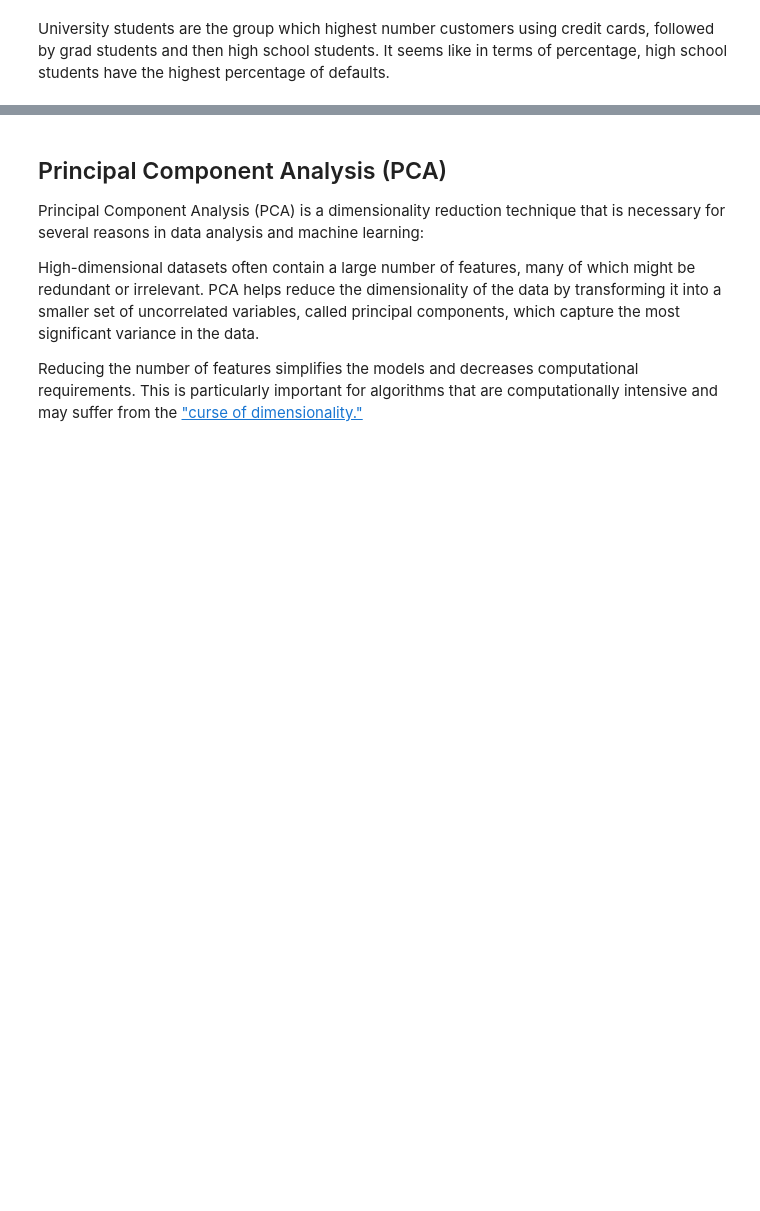
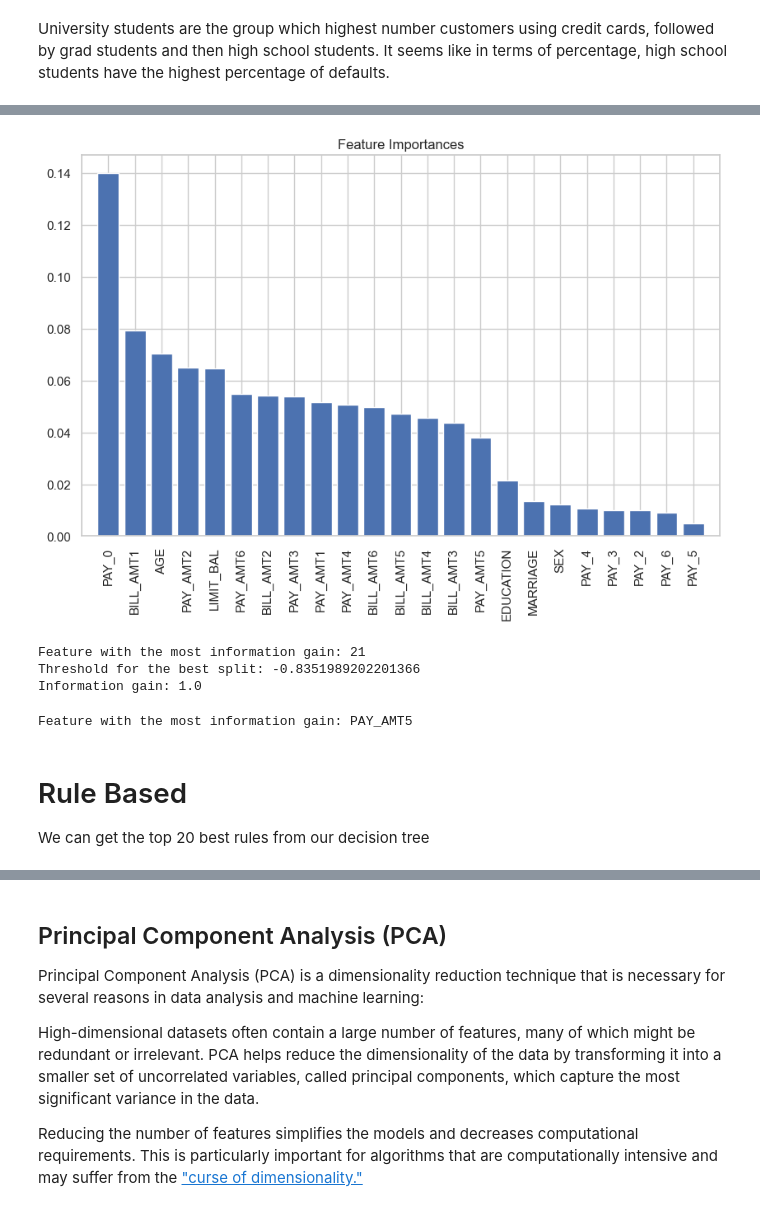
Before and after one commit to martinl5/Credit-Card-Default-in-Taiwan, a Jupyter notebook: creditcarddefault.ipynb, the cells around one changed output, grey strips where cells are left out. Drawn from its saved outputs; the diff is of its cells as text; code cells hidden in the pictures; blank space fills up the shorter version.

Commit message:
Updated with deeper look at Rule Based Algorithms

```diff
--- a/creditcarddefault.ipynb
+++ b/creditcarddefault.ipynb
@@ -286,0 +409,48 @@ It seems like in terms of percentage, high school students have the highest perc
+# %%
+# Show the feature importances
+importances = best_dt.feature_importances_
+indices = np.argsort(importances)[::-1]
+plt.figure(figsize=(10, 6))
+plt.title("Feature Importances")
+plt.bar(range(X.shape[1]), importances[indices], align="center")
+plt.xticks(range(X.shape[1]), X.columns[indices], rotation=90)
+plt.xlim([-1, X.shape[1]])
+plt.show()
+# %% [output]
+[figure, added]
+# %%
+tree = best_dt.tree_
+
+
+max_info_gain = -float('inf')
+best_split_feature = None
+best_split_threshold = None
+
+for node in range(tree.node_count):
+    if tree.children_left[node] != tree.children_right[node]:
+        feature = tree.feature[node]
+        threshold = tree.threshold[node]
+        info_gain = tree.impurity[node] - (
+            (tree.n_node_samples[tree.children_left[node]] / tree.n_node_samples[node]) * tree.impurity[tree.children_left[node]]
+            + (tree.n_node_samples[tree.children_right[node]] / tree.n_node_samples[node]) * tree.impurity[tree.children_right[node]]
+        )
+        if info_gain > max_info_gain:
+            max_info_gain = info_gain
+            best_split_feature = feature
+            best_split_threshold = threshold
+
+print(f"Feature with the most information gain: {best_split_feature}")
+print(f"Threshold for the best split: {best_split_threshold}")
+print(f"Information gain: {max_info_gain}")
+# %% [output]
+Feature with the most information gain: 21
+Threshold for the best split: -0.8351989202201366
+Information gain: 1.0
+# %%
+feature_name = X.columns[best_split_feature]
+print(f"Feature with the most information gain: {feature_name}")
+# %% [output]
+Feature with the most information gain: PAY_AMT5
+# %% [markdown]
+# Rule Based
+We can get the top 20 best rules from our decision tree
```
Also changed, not shown: parts of 15 cells of this notebook.
